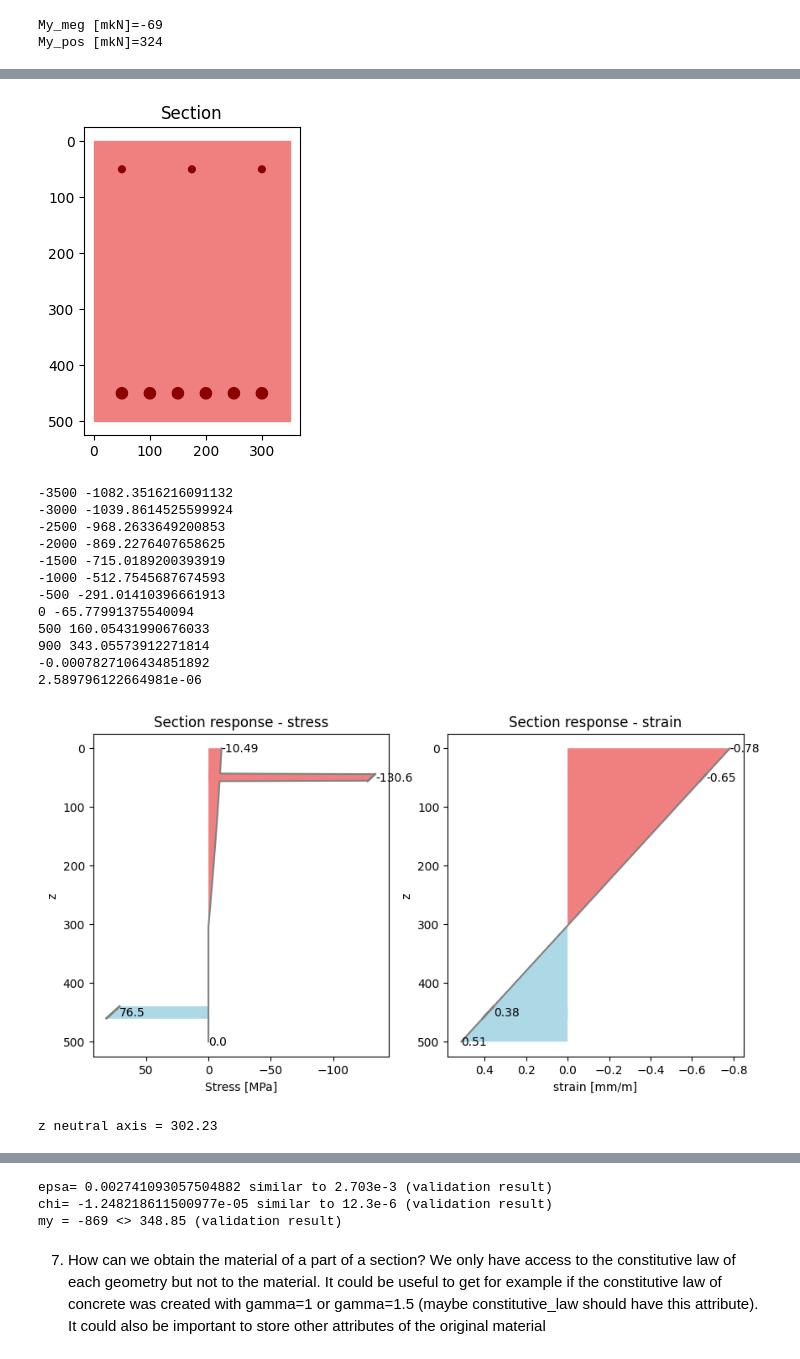
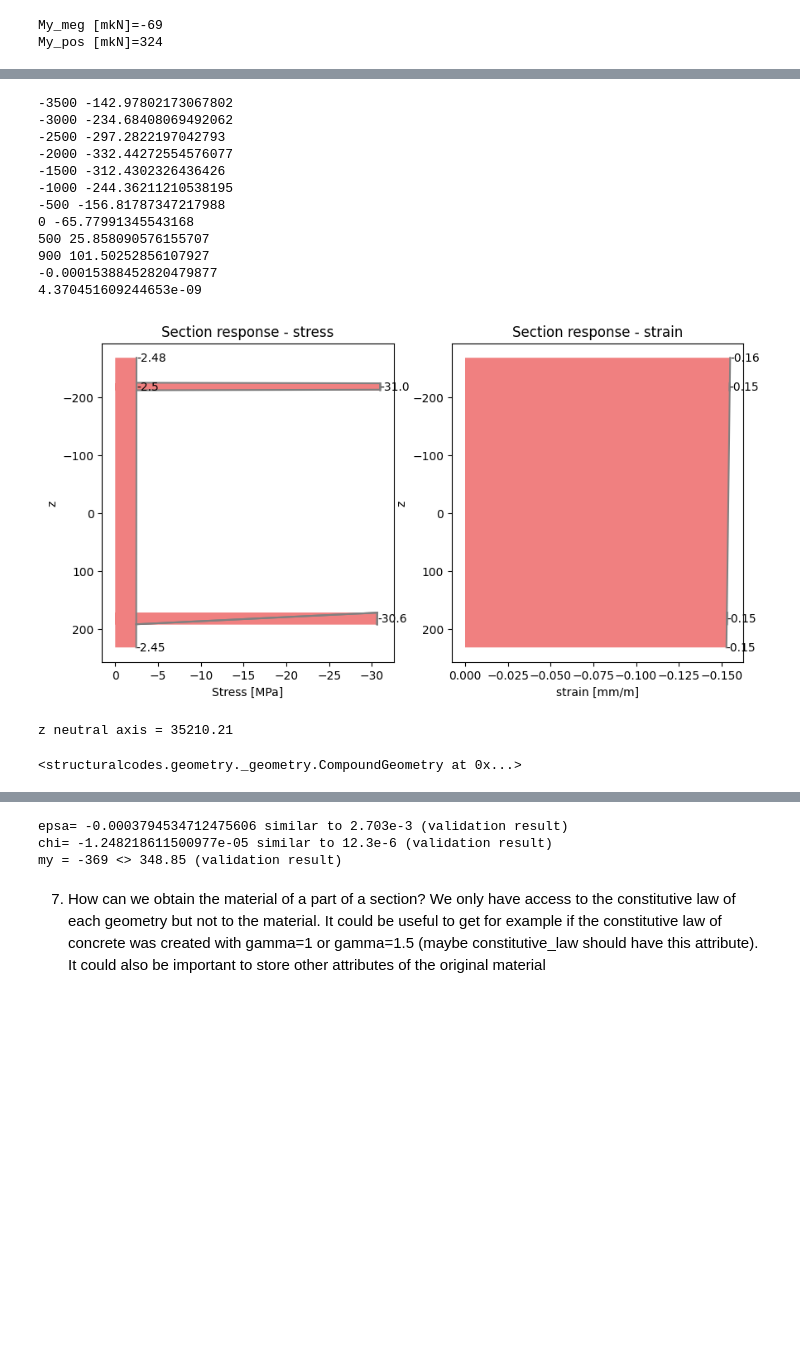
Before and after one commit to fib-international/structuralcodes, a Jupyter notebook: Issues.ipynb, the cells around one changed output, grey strips where cells are left out. Saved outputs shown, nothing was run; the diff lists cells and outputs as text; code cells hidden in the pictures; blank space fills up the shorter version.

```diff
--- a/Issues.ipynb
+++ b/Issues.ipynb
@@ -146,48 +154,50 @@ My_pos [mkN]=324
 # %%
 from  SLS_section_response import calculate_strain_profile
 from  structuralcodes.plots.section_plots import draw_section_response, draw_N_M_diagram
 concrete = ConcreteEC2_2004(25)
-reinforcemnet = ReinforcementEC2_2004(fyk=500, Es=200000, density=7850, ftk=500, epsuk=0.07,)
+reinforcement = ReinforcementEC2_2004(fyk=500, Es=200000, density=7850, ftk=500, epsuk=0.07,)
 # Create section
 poly = Polygon(((0, 0), (350, 0), (350, 500), (0, 500)))
 geo = SurfaceGeometry(poly, concrete)
-geo = add_reinforcement_line(geo, (50, 50), (300, 50), 12, reinforcemnet, n=3)
-geo = add_reinforcement_line(geo, (50, 450), (300, 450), 20, reinforcemnet, n=6)
+geo = add_reinforcement_line(geo, (50, 50), (300, 50), 12, reinforcement, n=3)
+geo = add_reinforcement_line(geo, (50, 450), (300, 450), 20, reinforcement, n=6)
 sec = GenericSection(geo)
-#sec.geometry = sec.geometry.translate(0, -sec.gross_properties.cz) # -> uncomment this line and results will improve
-draw_section(sec)
+sec.geometry = sec.geometry.translate(-sec.gross_properties.cy, -sec.gross_properties.cz) # -> uncomment this line and results will improve
+#draw_section(sec)
 
 # 1
 n_ = [-3500,-3000,-2500,-2000,-1500,-1000,-500,0,500,900] # kN
 for n_ed in n_:
     print(n_ed,sec.section_calculator.calculate_bending_strength(0,n=n_ed*1e3).m_y/1e6)
 
 
 # 2
 my_ed =0 # mkN
 n_ed=-500  # kN
 #eps,chi= calculate_strain_profile(sec,n_ed,my_ed)
 #draw_section_response(sec,eps,chi)
 eps,chi= calculate_strain_profile(sec,n_ed*1e3,my_ed*1e6)
 print(eps)
 print(chi)
 draw_section_response(sec,eps,chi)
+
+sec.geometry
 # %% [output]
+-3500 -142.97802173067802
+-3000 -234.68408069492062
+-2500 -297.2822197042793
+-2000 -332.44272554576077
+-1500 -312.4302326436426
+-1000 -244.36211210538195
+-500 -156.81787347217988
+0 -65.77991345543168
+500 25.858090576155707
+900 101.50252856107927
+-0.00015388452820479877
+4.370451609244653e-09
-[figure, old version]
+[figure, new version]
--3500 -1082.3516216091132
--3000 -1039.8614525599924
--2500 -968.2633649200853
--2000 -869.2276407658625
--1500 -715.0189200393919
--1000 -512.7545687674593
--500 -291.01410396661913
-0 -65.77991375540094
-500 160.05431990676033
-900 343.05573912271814
--0.0007827106434851892
-2.589796122664981e-06
-[figure, removed]
-z neutral axis = 302.23
+z neutral axis = 35210.21
+<structuralcodes.geometry._geometry.CompoundGeometry at 0x...>
 # %% [markdown]
 Error copmputing bending stress with axial load comes from "integrate_strain_response_on_geometry" since the strain profile is validated
 
@@ -199,9 +209,9 @@ print(f'epsa= {strain[0]} similar to 2.703e-3 (validation result)' )
 print(f'chi= {strain[1]} similar to 12.3e-6 (validation result)' )
 print(f'my = {round(sec.section_calculator.calculate_bending_strength(0, n=-2000*1e3).m_y/1e6)} <> 348.85 (validation result)')
 # %% [output]
-epsa= 0.002741093057504882 similar to 2.703e-3 (validation result)
+epsa= -0.0003794534712475606 similar to 2.703e-3 (validation result)
 chi= -1.248218611500977e-05 similar to 12.3e-6 (validation result)
-my = -869 <> 348.85 (validation result)
+my = -369 <> 348.85 (validation result)
 # %% [markdown]
 7. How can we obtain the material of a part of a section? We only have access to the constitutive law of each geometry but not to the material. It could be useful to get for example if the constitutive law of concrete was created with gamma=1 or gamma=1.5 (maybe constitutive_law should have this attribute). It could also be important to store other attributes of the original material
 # %% [markdown]
```
Also changed, not shown: parts of 7 cells of this notebook.
